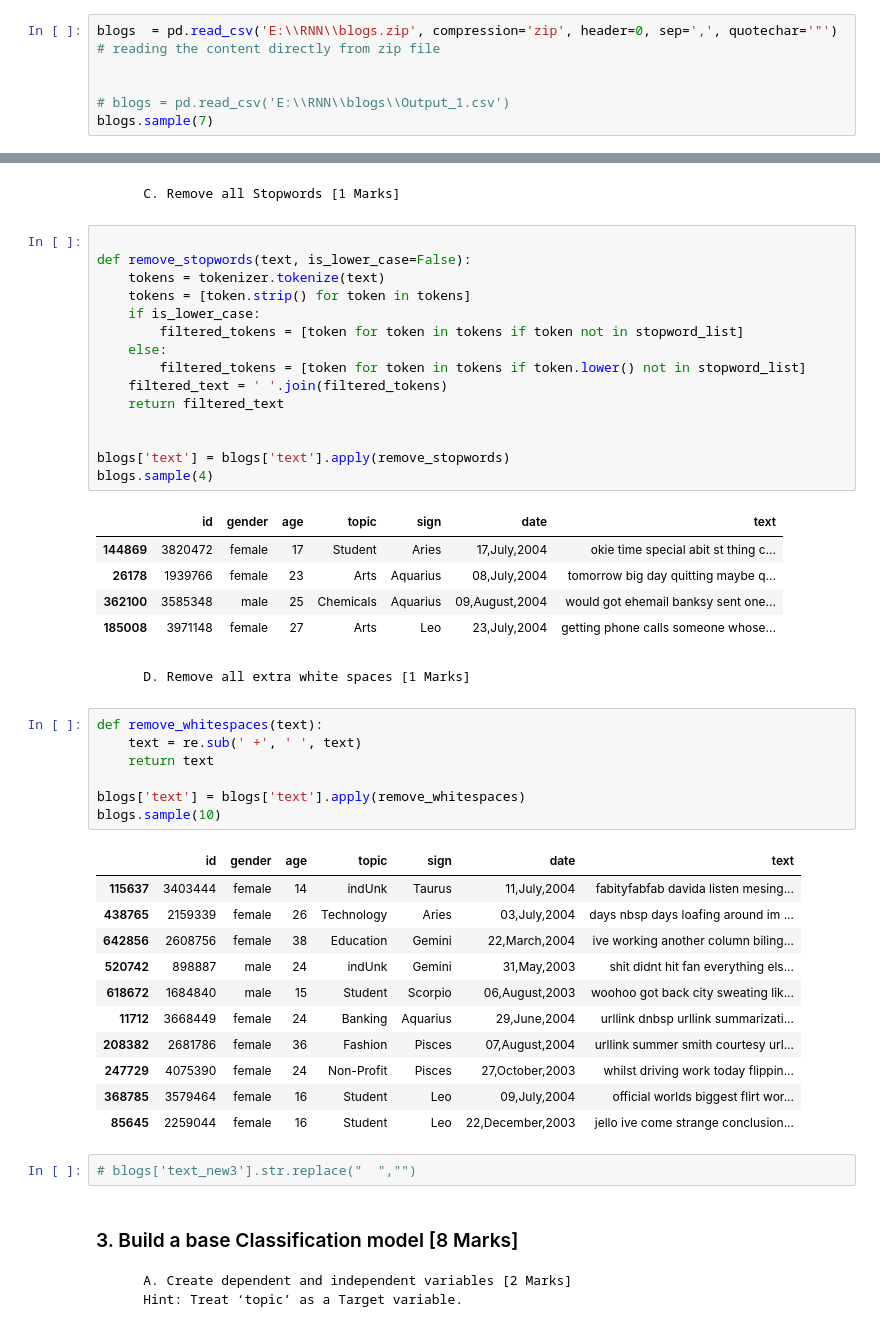
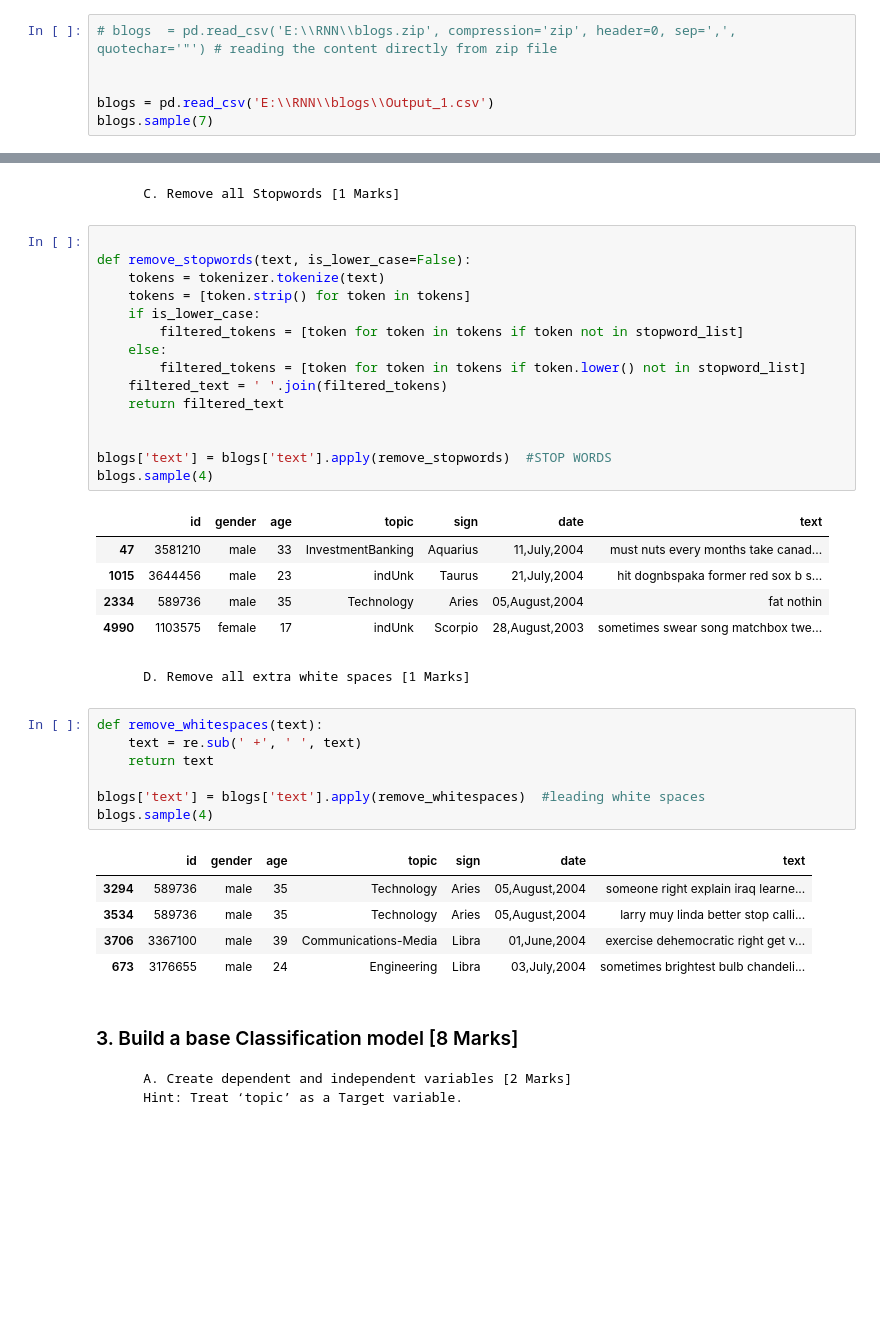
Before and after one commit to DollarDan/RNN_CODE, a Jupyter notebook: SNLP/NSLP_project/SNLP_PROJECT_SOL main.ipynb, the cells around one changed output, grey strips where cells are left out. Drawn from its saved outputs; the diff is of its cells as text; blank space fills up the shorter version.

```diff
--- a/SNLP/NSLP_project/SNLP_PROJECT_SOL main.ipynb
+++ b/SNLP/NSLP_project/SNLP_PROJECT_SOL main.ipynb
@@ -101,10 +101,10 @@ nlp = spacy.load('en_core_web_sm')
 tokenizer = ToktokTokenizer()
 stopword_list = nltk.corpus.stopwords.words('english')
 # %%
-blogs  = pd.read_csv('E:\\RNN\\blogs.zip', compression='zip', header=0, sep=',', quotechar='"') # reading the content directly from zip file
+# blogs  = pd.read_csv('E:\\RNN\\blogs.zip', compression='zip', header=0, sep=',', quotechar='"') # reading the content directly from zip file
 
 
-# blogs = pd.read_csv('E:\\RNN\\blogs\\Output_1.csv')
+blogs = pd.read_csv('E:\\RNN\\blogs\\Output_1.csv')
 blogs.sample(7)
 # %% [output]
 |  | id | gender | age | topic | sign | date | text |
@@ -364,38 +338,30 @@ def remove_stopwords(text, is_lower_case=False):
     return filtered_text
 
 
-blogs['text'] = blogs['text'].apply(remove_stopwords)
+blogs['text'] = blogs['text'].apply(remove_stopwords)  #STOP WORDS
 blogs.sample(4)
 # %% [output]
 |  | id | gender | age | topic | sign | date | text |
-| 144869 | 3820472 | female | 17 | Student | Aries | 17,July,2004 | okie time special abit st thing c... |
-| 26178 | 1939766 | female | 23 | Arts | Aquarius | 08,July,2004 | tomorrow big day quitting maybe q... |
-| 362100 | 3585348 | male | 25 | Chemicals | Aquarius | 09,August,2004 | would got ehemail banksy sent one... |
-| 185008 | 3971148 | female | 27 | Arts | Leo | 23,July,2004 | getting phone calls someone whose... |
+| 47 | 3581210 | male | 33 | InvestmentBanking | Aquarius | 11,July,2004 | must nuts every months take canad... |
+| 1015 | 3644456 | male | 23 | indUnk | Taurus | 21,July,2004 | hit dognbspaka former red sox b s... |
+| 2334 | 589736 | male | 35 | Technology | Aries | 05,August,2004 | fat nothin |
+| 4990 | 1103575 | female | 17 | indUnk | Scorpio | 28,August,2003 | sometimes swear song matchbox twe... |
 # %% [markdown]
 
         D. Remove all extra white spaces [1 Marks]
 # %%
 def remove_whitespaces(text):
     text = re.sub(' +', ' ', text)
     return text
 
-blogs['text'] = blogs['text'].apply(remove_whitespaces)
-blogs.sample(10)
+blogs['text'] = blogs['text'].apply(remove_whitespaces)  #leading white spaces
+blogs.sample(4)
 # %% [output]
 |  | id | gender | age | topic | sign | date | text |
-| 115637 | 3403444 | female | 14 | indUnk | Taurus | 11,July,2004 | fabityfabfab davida listen mesing... |
-| 438765 | 2159339 | female | 26 | Technology | Aries | 03,July,2004 | days nbsp days loafing around im ... |
-| 642856 | 2608756 | female | 38 | Education | Gemini | 22,March,2004 | ive working another column biling... |
-| 520742 | 898887 | male | 24 | indUnk | Gemini | 31,May,2003 | shit didnt hit fan everything els... |
-| 618672 | 1684840 | male | 15 | Student | Scorpio | 06,August,2003 | woohoo got back city sweating lik... |
-| 11712 | 3668449 | female | 24 | Banking | Aquarius | 29,June,2004 | urllink dnbsp urllink summarizati... |
-| 208382 | 2681786 | female | 36 | Fashion | Pisces | 07,August,2004 | urllink summer smith courtesy url... |
-| 247729 | 4075390 | female | 24 | Non-Profit | Pisces | 27,October,2003 | whilst driving work today flippin... |
-| 368785 | 3579464 | female | 16 | Student | Leo | 09,July,2004 | official worlds biggest flirt wor... |
-| 85645 | 2259044 | female | 16 | Student | Leo | 22,December,2003 | jello ive come strange conclusion... |
+| 3294 | 589736 | male | 35 | Technology | Aries | 05,August,2004 | someone right explain iraq learne... |
+| 3534 | 589736 | male | 35 | Technology | Aries | 05,August,2004 | larry muy linda better stop calli... |
+| 3706 | 3367100 | male | 39 | Communications-Media | Libra | 01,June,2004 | exercise dehemocratic right get v... |
+| 673 | 3176655 | male | 24 | Engineering | Libra | 03,July,2004 | sometimes brightest bulb chandeli... |
-# %%
-# blogs['text_new3'].str.replace("  ","")
 # %% [markdown]
 ### 3. Build a base Classification model [8 Marks]
         A. Create dependent and independent variables [2 Marks]
```
Also changed, not shown: parts of 24 cells of this notebook.
